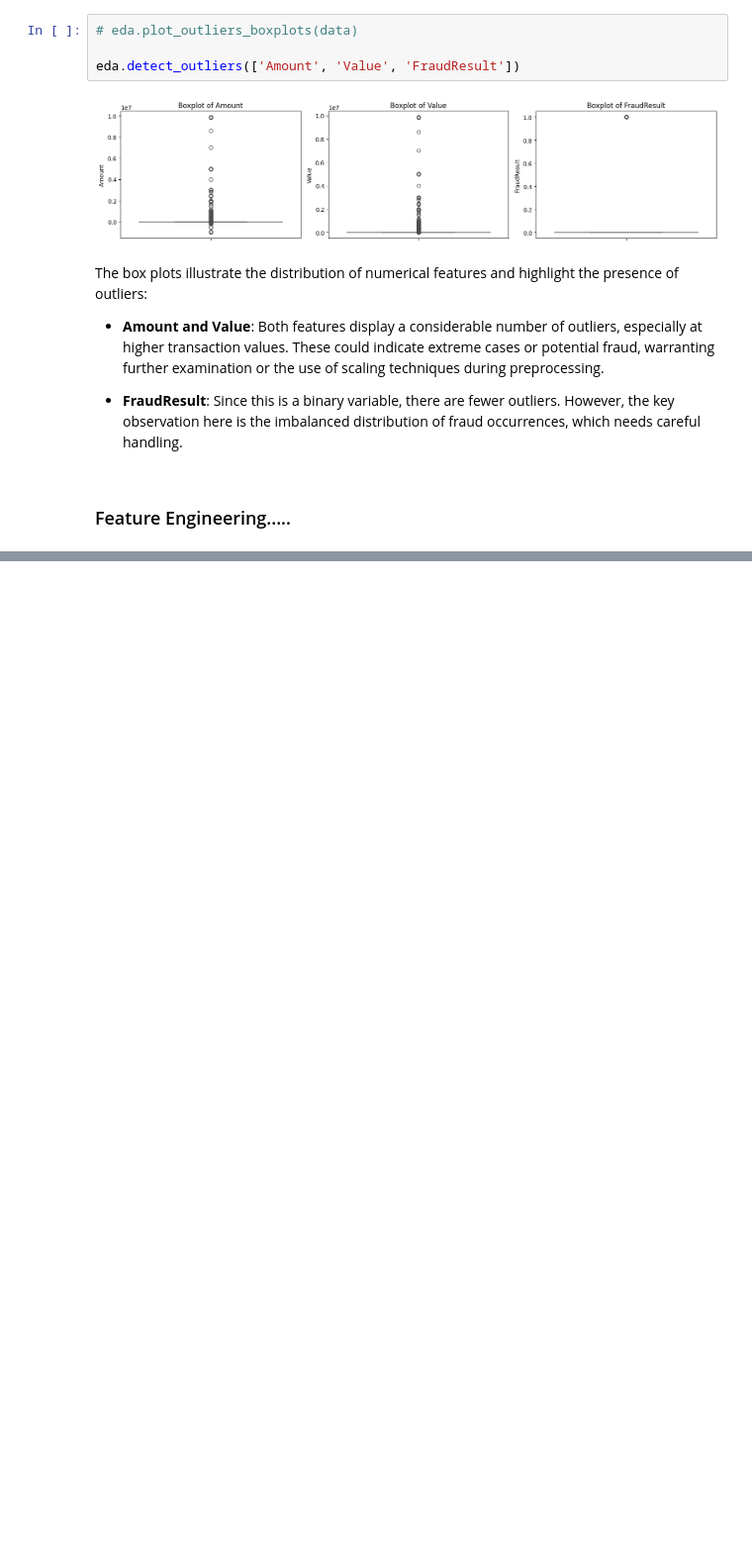
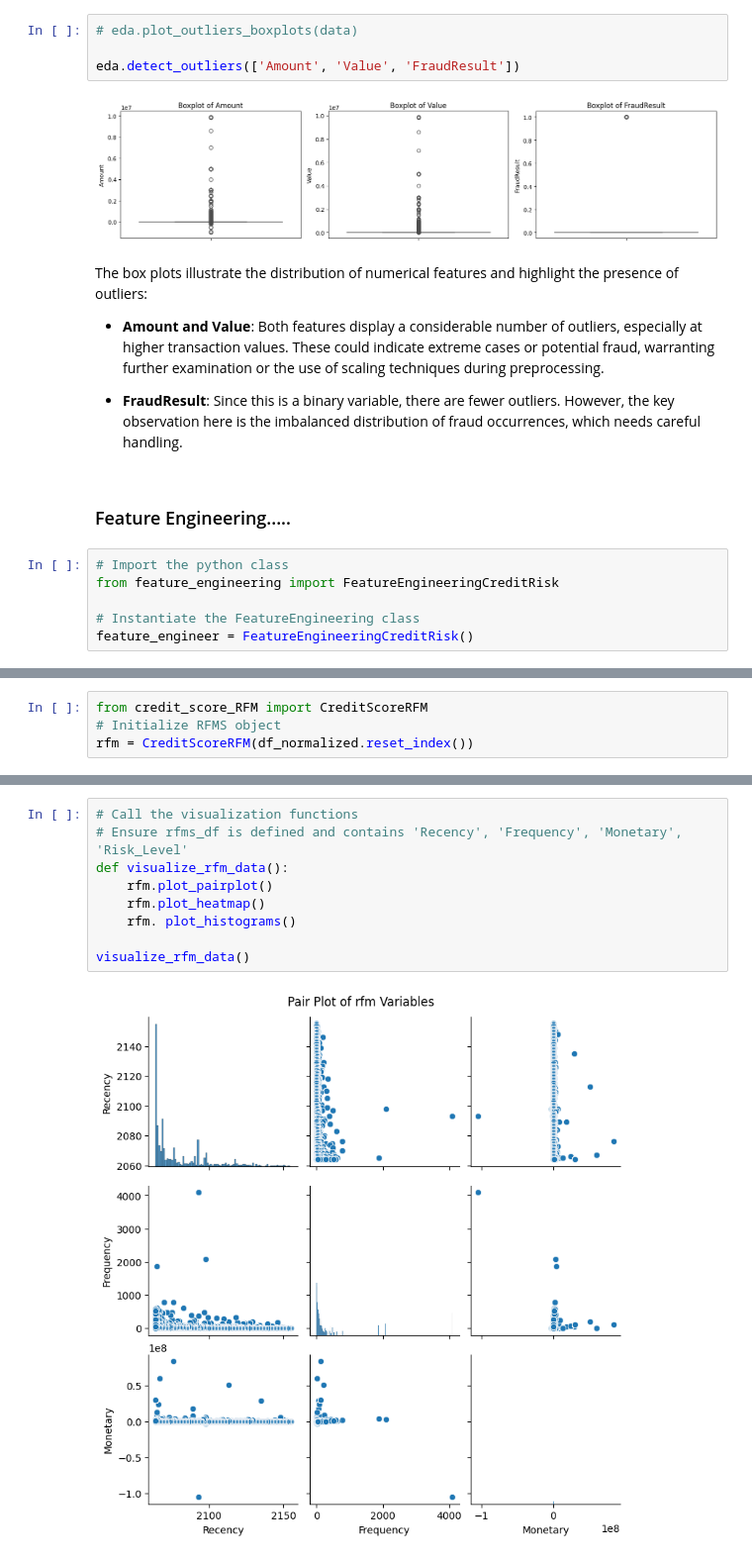
Before and after one commit to Temesgenasmamaw/Bati_Bank_Credit-Scoring-Model, a Jupyter notebook: notebooks/Credit_risk.ipynb, the cells around one changed output, grey strips where cells are left out. Shown at 99% size. Cells and saved outputs as stored; diff of their text form; blank space fills up the shorter version.

```diff
--- a/notebooks/EDA.ipynb
+++ b/notebooks/Credit_risk.ipynb
@@ -193,3 +193,9 @@ The box plots illustrate the distribution of numerical features and highlight th
 - **FraudResult**: Since this is a binary variable, there are fewer outliers. However, the key observation here is the imbalanced distribution of fraud occurrences, which needs careful handling.
 # %% [markdown]
 ### Feature Engineering.....
+# %%
+# Import the python class
+from feature_engineering import FeatureEngineeringCreditRisk
+
+# Instantiate the FeatureEngineering class
+feature_engineer = FeatureEngineeringCreditRisk()
@@ -195,0 +261,4 @@ The box plots illustrate the distribution of numerical features and highlight th
+# %%
+from credit_score_RFM import CreditScoreRFM
+# Initialize RFMS object
+rfm = CreditScoreRFM(df_normalized.reset_index())
@@ -195,0 +282,11 @@ The box plots illustrate the distribution of numerical features and highlight th
+# %%
+# Call the visualization functions
+# Ensure rfms_df is defined and contains 'Recency', 'Frequency', 'Monetary', 'Risk_Level'
+def visualize_rfm_data():
+    rfm.plot_pairplot()
+    rfm.plot_heatmap()
+    rfm. plot_histograms()
+
+visualize_rfm_data()
+# %% [output]
+[figure, added]
```
Also changed, not shown: parts of 37 cells of this notebook, 3 other files.
